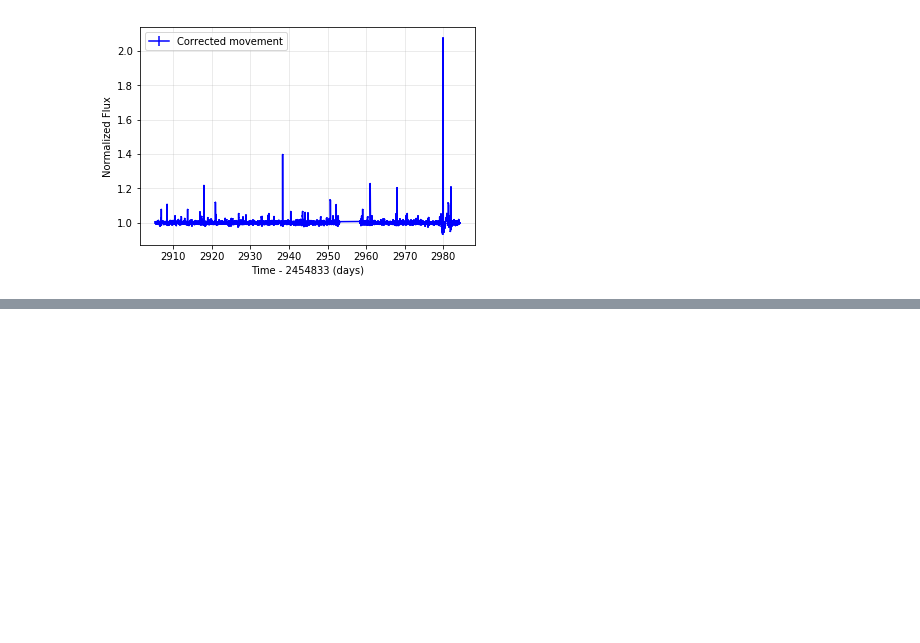
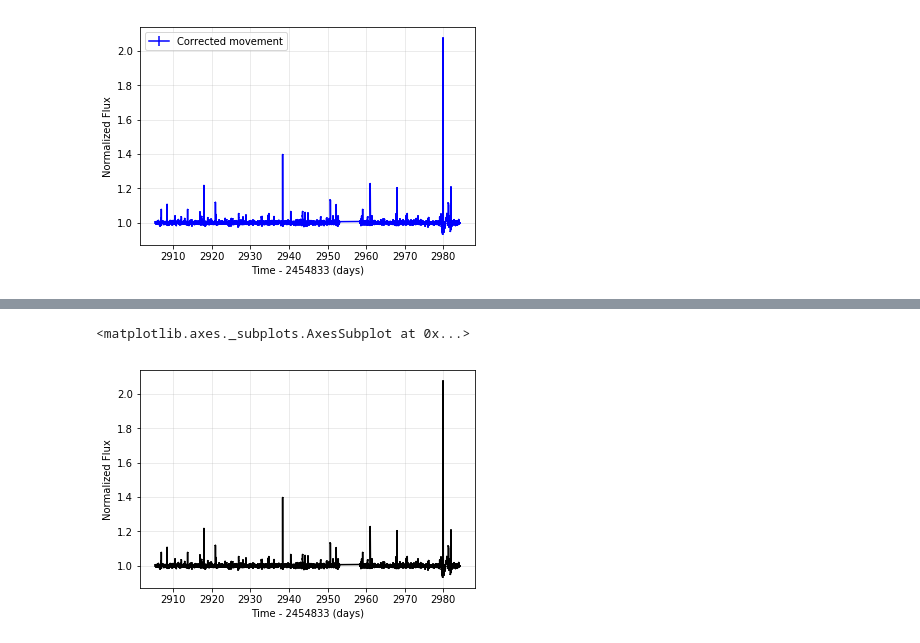
Before and after one commit to dennisafa/k2Flares, a Jupyter notebook: Trappist 1.ipynb, the cells around one changed output, grey strips where cells are left out. Saved outputs shown, nothing was run; the diff lists cells and outputs as text; code cells hidden in the pictures; blank space fills up the shorter version.

```diff
--- a/Trappist 1.ipynb
+++ b/Trappist 1.ipynb
@@ -65,3 +70,8 @@ Loading BokehJS ...
 [interactive output not drawn]
 HBox(children=(Play(value=136855, description='Press play', interval=10, max=140716, min=136855, show_repeat=F…
 [interactive output not drawn]
+# %%
+corrLC.plot()
+# %% [output]
+<matplotlib.axes._subplots.AxesSubplot at 0x...>
+[figure, added]
```
Also changed, not shown: parts of 1 cell of this notebook, 1 other file.
